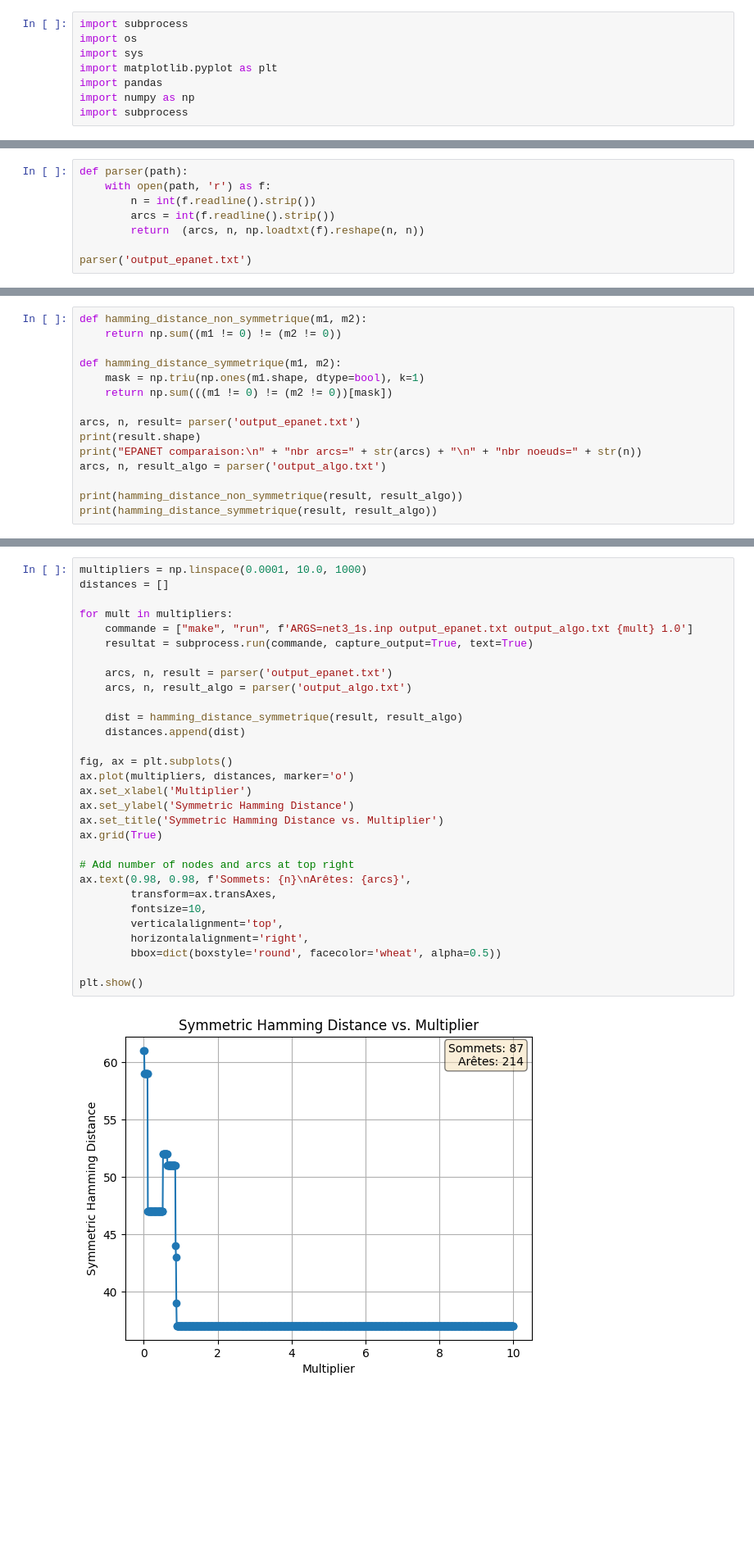
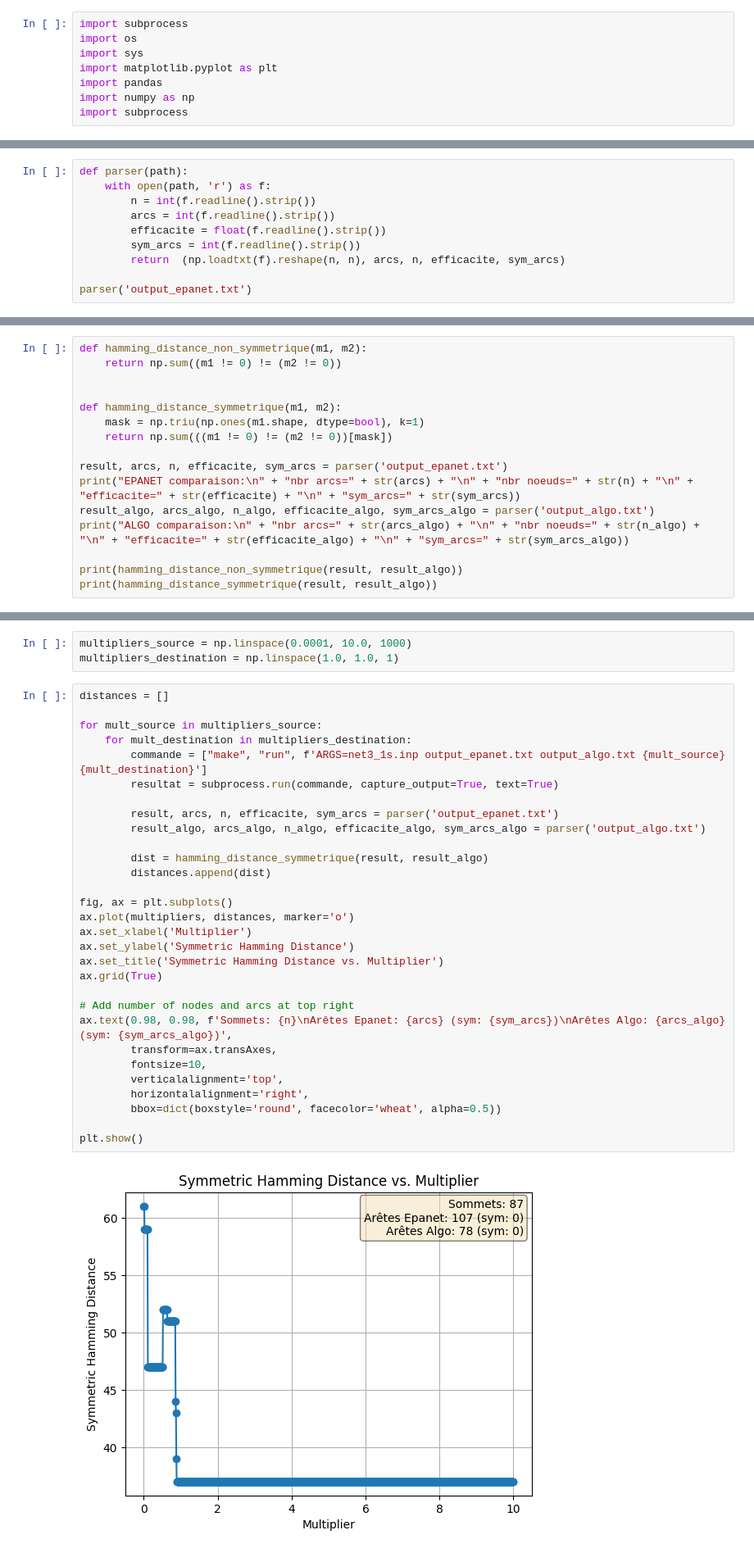
Before and after one commit to Nabil-hamoudi/M2_internship_flow_orientation, a Jupyter notebook: analyse.ipynb, the cells around one changed output, grey strips where cells are left out. Shown at 82% size. Saved outputs shown, nothing was run; the diff lists cells and outputs as text; blank space fills up the shorter version.

```diff
--- a/analyse.ipynb
+++ b/analyse.ipynb
@@ -20,7 +19,9 @@ def parser(path):
     with open(path, 'r') as f:
         n = int(f.readline().strip())
         arcs = int(f.readline().strip())
-        return  (arcs, n, np.loadtxt(f).reshape(n, n))
+        efficacite = float(f.readline().strip())
+        sym_arcs = int(f.readline().strip())
+        return  (np.loadtxt(f).reshape(n, n), arcs, n, efficacite, sym_arcs)
 
 parser('output_epanet.txt')
 # %% [output]
@@ -42,15 +45,16 @@ parser('output_epanet.txt')
 # %%
 def hamming_distance_non_symmetrique(m1, m2):
     return np.sum((m1 != 0) != (m2 != 0))
+
 
 def hamming_distance_symmetrique(m1, m2):
     mask = np.triu(np.ones(m1.shape, dtype=bool), k=1)
     return np.sum(((m1 != 0) != (m2 != 0))[mask])
 
-arcs, n, result= parser('output_epanet.txt')
-print(result.shape)
-print("EPANET comparaison:\n" + "nbr arcs=" + str(arcs) + "\n" + "nbr noeuds=" + str(n))
-arcs, n, result_algo = parser('output_algo.txt')
+result, arcs, n, efficacite, sym_arcs = parser('output_epanet.txt')
+print("EPANET comparaison:\n" + "nbr arcs=" + str(arcs) + "\n" + "nbr noeuds=" + str(n) + "\n" + "efficacite=" + str(efficacite) + "\n" + "sym_arcs=" + str(sym_arcs))
+result_algo, arcs_algo, n_algo, efficacite_algo, sym_arcs_algo = parser('output_algo.txt')
+print("ALGO comparaison:\n" + "nbr arcs=" + str(arcs_algo) + "\n" + "nbr noeuds=" + str(n_algo) + "\n" + "efficacite=" + str(efficacite_algo) + "\n" + "sym_arcs=" + str(sym_arcs_algo))
 
 print(hamming_distance_non_symmetrique(result, result_algo))
 print(hamming_distance_symmetrique(result, result_algo))
@@ -64,32 +78,35 @@ nbr noeuds=87
+# %%
+multipliers_source = np.linspace(0.0001, 10.0, 1000)
+multipliers_destination = np.linspace(1.0, 1.0, 1)
 # %%
-multipliers = np.linspace(0.0001, 10.0, 1000)
 distances = []
 
-for mult in multipliers:
-	commande = ["make", "run", f'ARGS=net3_1s.inp output_epanet.txt output_algo.txt {mult} 1.0']
-	resultat = subprocess.run(commande, capture_output=True, text=True)
+for mult_source in multipliers_source:
+	for mult_destination in multipliers_destination:
+		commande = ["make", "run", f'ARGS=net3_1s.inp output_epanet.txt output_algo.txt {mult_source} {mult_destination}']
+		resultat = subprocess.run(commande, capture_output=True, text=True)
 
-	arcs, n, result = parser('output_epanet.txt')
-	arcs, n, result_algo = parser('output_algo.txt')
+		result, arcs, n, efficacite, sym_arcs = parser('output_epanet.txt')
+		result_algo, arcs_algo, n_algo, efficacite_algo, sym_arcs_algo = parser('output_algo.txt')
 
-	dist = hamming_distance_symmetrique(result, result_algo)
-	distances.append(dist)
+		dist = hamming_distance_symmetrique(result, result_algo)
+		distances.append(dist)
 
 fig, ax = plt.subplots()
 ax.plot(multipliers, distances, marker='o')
 ax.set_xlabel('Multiplier')
 ax.set_ylabel('Symmetric Hamming Distance')
 ax.set_title('Symmetric Hamming Distance vs. Multiplier')
 ax.grid(True)
 
 # Add number of nodes and arcs at top right
-ax.text(0.98, 0.98, f'Sommets: {n}\nArêtes: {arcs}',
+ax.text(0.98, 0.98, f'Sommets: {n}\nArêtes Epanet: {arcs} (sym: {sym_arcs})\nArêtes Algo: {arcs_algo} (sym: {sym_arcs_algo})',
         transform=ax.transAxes,
         fontsize=10,
         verticalalignment='top',
         horizontalalignment='right',
         bbox=dict(boxstyle='round', facecolor='wheat', alpha=0.5))
 
 plt.show()
 # %% [output]
-[figure, old version]
+[figure, new version]
```
Also changed, not shown: parts of 8 cells of this notebook, 5 other files.
